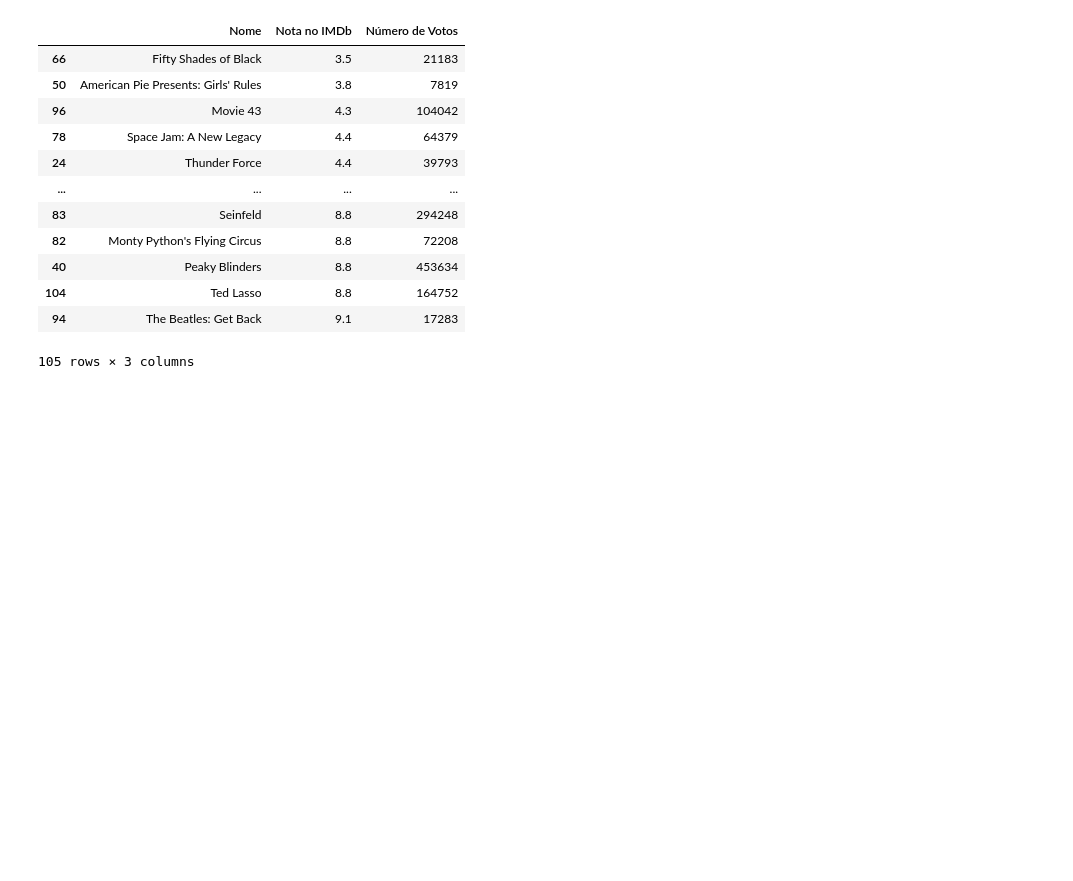
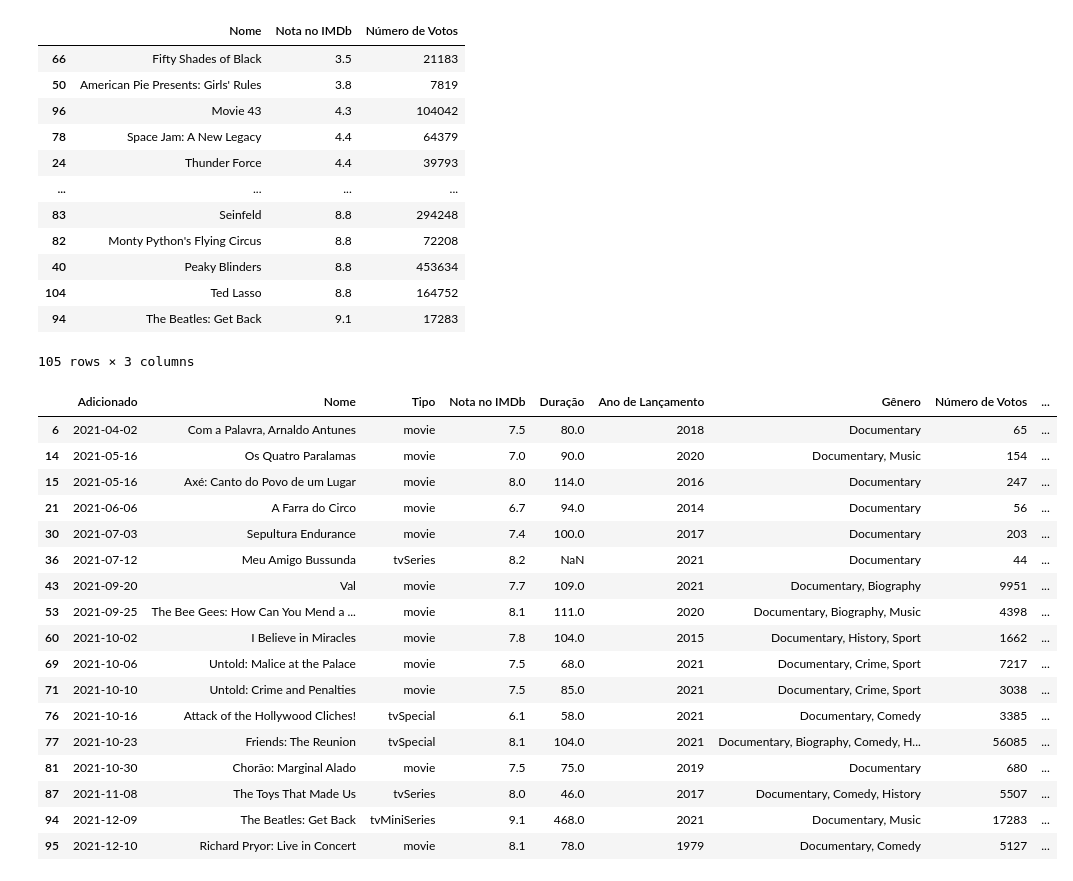
Before and after one commit to rodolforicardotech/my-movies-2021, a Jupyter notebook: analise.ipynb, the cells around one changed output. Cells and saved outputs as stored; diff of their text form; code cells hidden in the pictures; blank space fills up the shorter version.

Commit message:
numero de docs e de series

```diff
--- a/analise.ipynb
+++ b/analise.ipynb
@@ -449,3 +463,25 @@ df1[["Nome", "Nota no IMDb", "Número de Votos"]].sort_values(by="Nota no IMDb")
 | 104 | Ted Lasso | 8.8 | 164752 |
 | 94 | The Beatles: Get Back | 9.1 | 17283 |
 105 rows × 3 columns
+# %%
+#Documentários
+df1[df1["Gênero"].str.contains("ocu") ]
+# %% [output]
+|  | Adicionado | Nome | Tipo | Nota no IMDb | Duração | Ano de Lançamento | Gênero | Número de Votos | ... |
+| 6 | 2021-04-02 | Com a Palavra, Arnaldo Antunes | movie | 7.5 | 80.0 | 2018 | Documentary | 65 | ... |
+| 14 | 2021-05-16 | Os Quatro Paralamas | movie | 7.0 | 90.0 | 2020 | Documentary, Music | 154 | ... |
+| 15 | 2021-05-16 | Axé: Canto do Povo de um Lugar | movie | 8.0 | 114.0 | 2016 | Documentary | 247 | ... |
+| 21 | 2021-06-06 | A Farra do Circo | movie | 6.7 | 94.0 | 2014 | Documentary | 56 | ... |
+| 30 | 2021-07-03 | Sepultura Endurance | movie | 7.4 | 100.0 | 2017 | Documentary | 203 | ... |
+| 36 | 2021-07-12 | Meu Amigo Bussunda | tvSeries | 8.2 | NaN | 2021 | Documentary | 44 | ... |
+| 43 | 2021-09-20 | Val | movie | 7.7 | 109.0 | 2021 | Documentary, Biography | 9951 | ... |
+| 53 | 2021-09-25 | The Bee Gees: How Can You Mend a ... | movie | 8.1 | 111.0 | 2020 | Documentary, Biography, Music | 4398 | ... |
+| 60 | 2021-10-02 | I Believe in Miracles | movie | 7.8 | 104.0 | 2015 | Documentary, History, Sport | 1662 | ... |
+| 69 | 2021-10-06 | Untold: Malice at the Palace | movie | 7.5 | 68.0 | 2021 | Documentary, Crime, Sport | 7217 | ... |
+| 71 | 2021-10-10 | Untold: Crime and Penalties | movie | 7.5 | 85.0 | 2021 | Documentary, Crime, Sport | 3038 | ... |
+| 76 | 2021-10-16 | Attack of the Hollywood Cliches! | tvSpecial | 6.1 | 58.0 | 2021 | Documentary, Comedy | 3385 | ... |
+| 77 | 2021-10-23 | Friends: The Reunion | tvSpecial | 8.1 | 104.0 | 2021 | Documentary, Biography, Comedy, H... | 56085 | ... |
+| 81 | 2021-10-30 | Chorão: Marginal Alado | movie | 7.5 | 75.0 | 2019 | Documentary | 680 | ... |
+| 87 | 2021-11-08 | The Toys That Made Us | tvSeries | 8.0 | 46.0 | 2017 | Documentary, Comedy, History | 5507 | ... |
+| 94 | 2021-12-09 | The Beatles: Get Back | tvMiniSeries | 9.1 | 468.0 | 2021 | Documentary, Music | 17283 | ... |
+| 95 | 2021-12-10 | Richard Pryor: Live in Concert | movie | 8.1 | 78.0 | 1979 | Documentary, Comedy | 5127 | ... |
```
Also changed, not shown: parts of 12 cells of this notebook.
